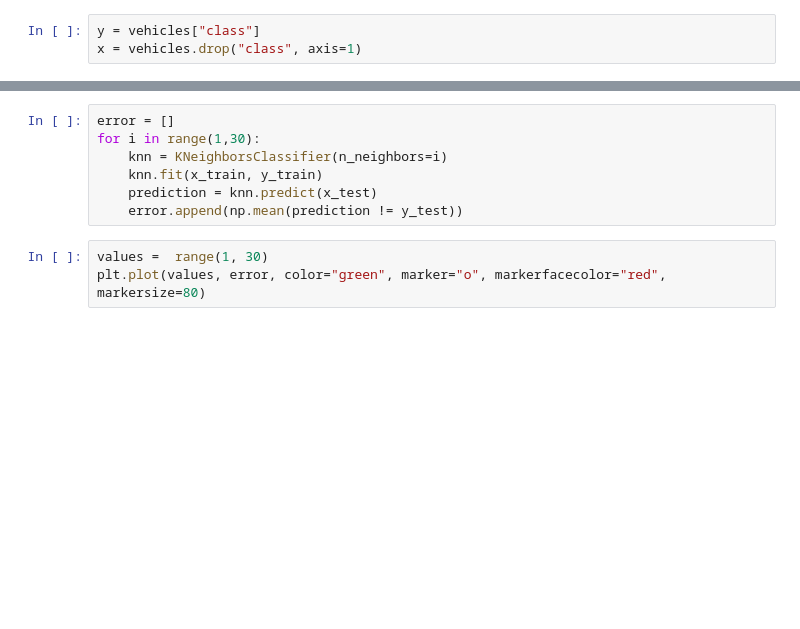
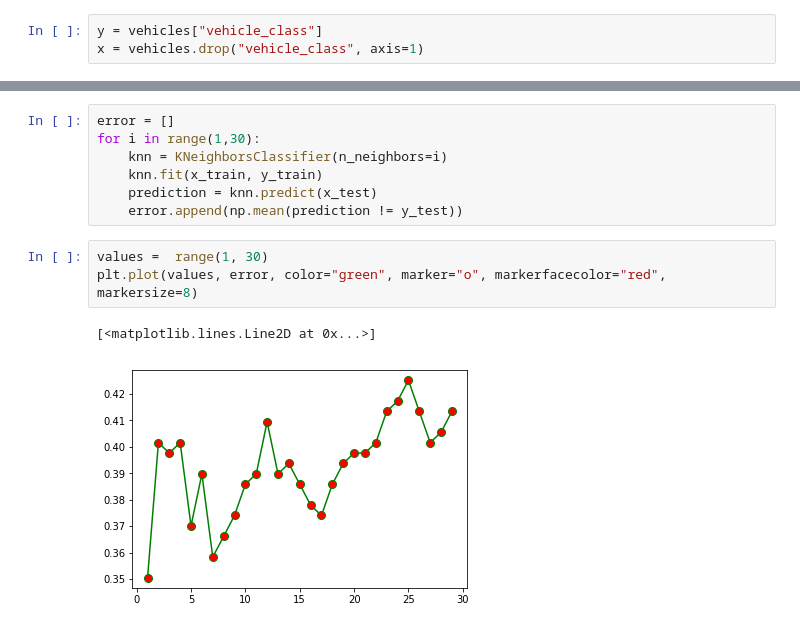
Before and after one commit to merianherrera/machine-learning-with-python, a Jupyter notebook: KNN.ipynb, the cells around one changed output, grey strips where cells are left out. Cells and saved outputs as stored; diff of their text form; blank space fills up the shorter version.

```diff
--- a/KNN.ipynb
+++ b/KNN.ipynb
@@ -33,6 +34,6 @@ array(['van', 'car', 'bus'], dtype=object)
 # %%
-y = vehicles["class"]
-x = vehicles.drop("class", axis=1)
+y = vehicles["vehicle_class"]
+x = vehicles.drop("vehicle_class", axis=1)
 # %%
 x_train, x_test, y_train, y_test = train_test_split(x, y, test_size=0.3)
 # %%
@@ -55,7 +88,10 @@ for i in range(1,30):
     error.append(np.mean(prediction != y_test))
 # %%
 values =  range(1, 30)
-plt.plot(values, error, color="green", marker="o", markerfacecolor="red", markersize=80)
+plt.plot(values, error, color="green", marker="o", markerfacecolor="red", markersize=8)
+# %% [output]
+[<matplotlib.lines.Line2D at 0x...>]
+[figure, added]
 # %%
 # Once we have seen the value with the smallest error in the previous plot,
 # we know, which is the best value for k
```
Also changed, not shown: parts of 7 cells of this notebook, 1 other file.
